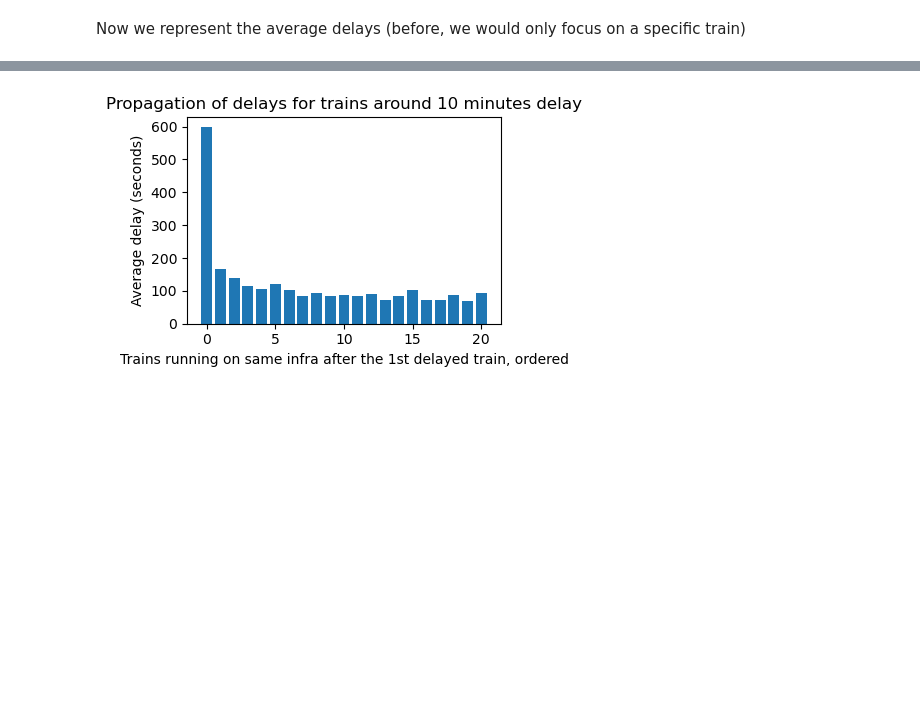
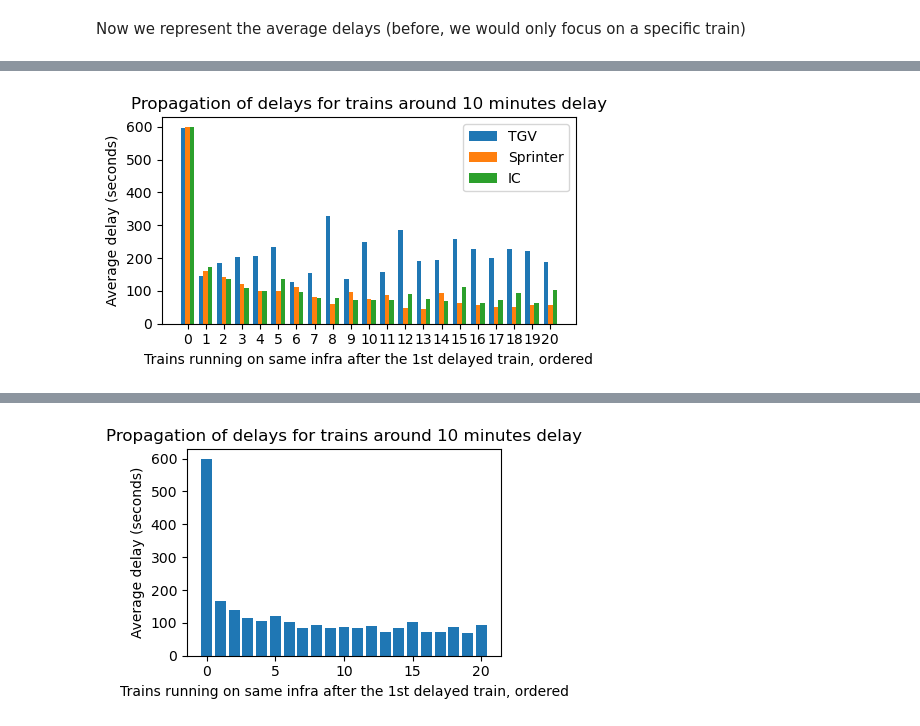
Before and after one commit to Merelkramer/Group2_NS, a Jupyter notebook: DataViz.ipynb, the cells around one changed output, grey strips where cells are left out. Cells and saved outputs as stored; diff of their text form; code cells hidden in the pictures; blank space fills up the shorter version.

```diff
--- a/DataViz.ipynb
+++ b/DataViz.ipynb
@@ -699,0 +773,5 @@ def plot_propagation_of_delays(minute):
+# %%
+minute = 10
+plot_propagation_of_delays_by_type(minute)
+# %% [output]
+[figure, added]
```
Also changed, not shown: parts of 26 cells of this notebook.
